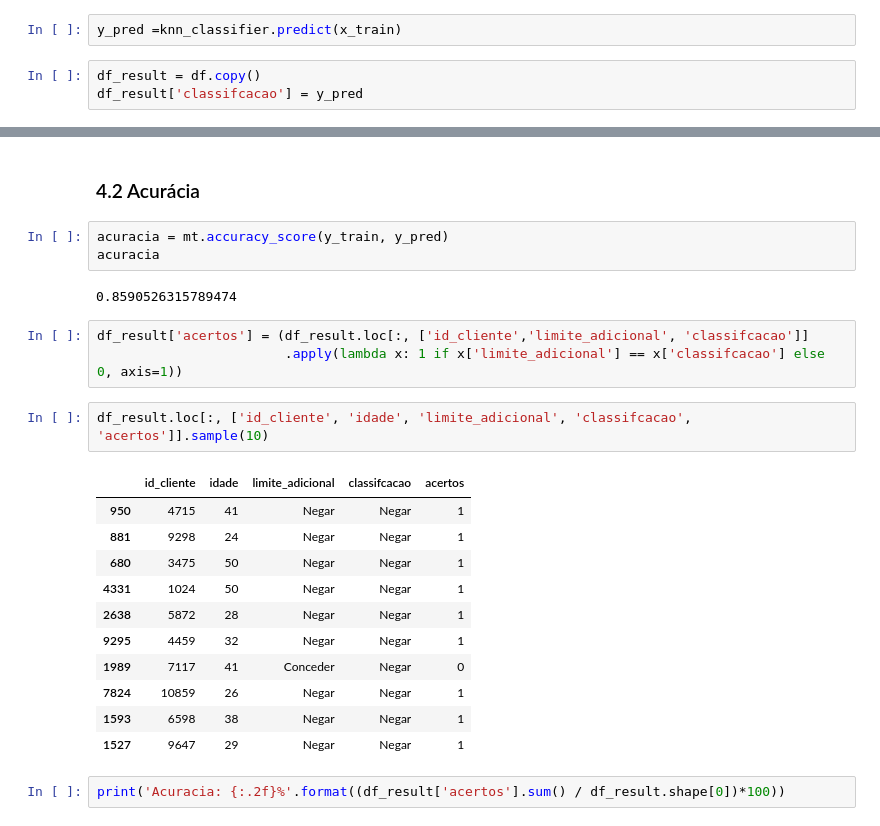
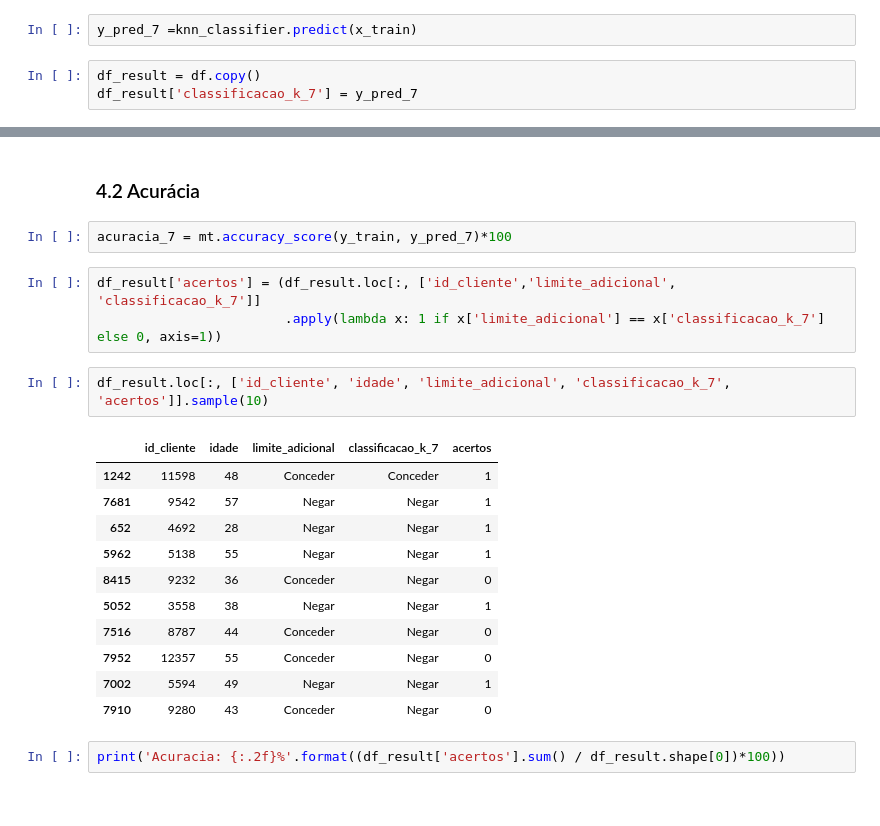
Before and after one commit to cglima/fundamentos-ml, a Jupyter notebook: notebooks/classificacao-knn.ipynb, the cells around one changed output, grey strips where cells are left out. Cells and saved outputs as stored; diff of their text form.

```diff
--- a/notebooks/classificacao-knn.ipynb
+++ b/notebooks/classificacao-knn.ipynb
@@ -89,8 +89,8 @@ knn_classifier.fit(x_train, y_train)
 # %% [output]
 KNeighborsClassifier(n_neighbors=7)
 # %%
-y_pred =knn_classifier.predict(x_train)
+y_pred_7 =knn_classifier.predict(x_train)
 # %%
 df_result = df.copy()
-df_result['classifcacao'] = y_pred
+df_result['classificacao_k_7'] = y_pred_7
 # %%
@@ -119,27 +119,24 @@ array([[ 369, 1136],
 # %% [markdown]
 ### 4.2 Acurácia
 # %%
-acuracia = mt.accuracy_score(y_train, y_pred)
-acuracia
+acuracia_7 = mt.accuracy_score(y_train, y_pred_7)*100
-# %% [output]
-0.8590526315789474
 # %%
-df_result['acertos'] = (df_result.loc[:, ['id_cliente','limite_adicional', 'classifcacao']]
-                        .apply(lambda x: 1 if x['limite_adicional'] == x['classifcacao'] else 0, axis=1))
+df_result['acertos'] = (df_result.loc[:, ['id_cliente','limite_adicional', 'classificacao_k_7']]
+                        .apply(lambda x: 1 if x['limite_adicional'] == x['classificacao_k_7'] else 0, axis=1))
 # %%
-df_result.loc[:, ['id_cliente', 'idade', 'limite_adicional', 'classifcacao', 'acertos']].sample(10)
+df_result.loc[:, ['id_cliente', 'idade', 'limite_adicional', 'classificacao_k_7', 'acertos']].sample(10)
 # %% [output]
-|  | id_cliente | idade | limite_adicional | classifcacao | acertos |
-| 950 | 4715 | 41 | Negar | Negar | 1 |
-| 881 | 9298 | 24 | Negar | Negar | 1 |
-| 680 | 3475 | 50 | Negar | Negar | 1 |
-| 4331 | 1024 | 50 | Negar | Negar | 1 |
-| 2638 | 5872 | 28 | Negar | Negar | 1 |
-| 9295 | 4459 | 32 | Negar | Negar | 1 |
-| 1989 | 7117 | 41 | Conceder | Negar | 0 |
-| 7824 | 10859 | 26 | Negar | Negar | 1 |
-| 1593 | 6598 | 38 | Negar | Negar | 1 |
-| 1527 | 9647 | 29 | Negar | Negar | 1 |
+|  | id_cliente | idade | limite_adicional | classificacao_k_7 | acertos |
+| 1242 | 11598 | 48 | Conceder | Conceder | 1 |
+| 7681 | 9542 | 57 | Negar | Negar | 1 |
+| 652 | 4692 | 28 | Negar | Negar | 1 |
+| 5962 | 5138 | 55 | Negar | Negar | 1 |
+| 8415 | 9232 | 36 | Conceder | Negar | 0 |
+| 5052 | 3558 | 38 | Negar | Negar | 1 |
+| 7516 | 8787 | 44 | Conceder | Negar | 0 |
+| 7952 | 12357 | 55 | Conceder | Negar | 0 |
+| 7002 | 5594 | 49 | Negar | Negar | 1 |
+| 7910 | 9280 | 43 | Conceder | Negar | 0 |
 # %%
 print('Acuracia: {:.2f}%'.format((df_result['acertos'].sum() / df_result.shape[0])*100))
 # %% [output]
```
Also changed, not shown: parts of 16 cells of this notebook.
